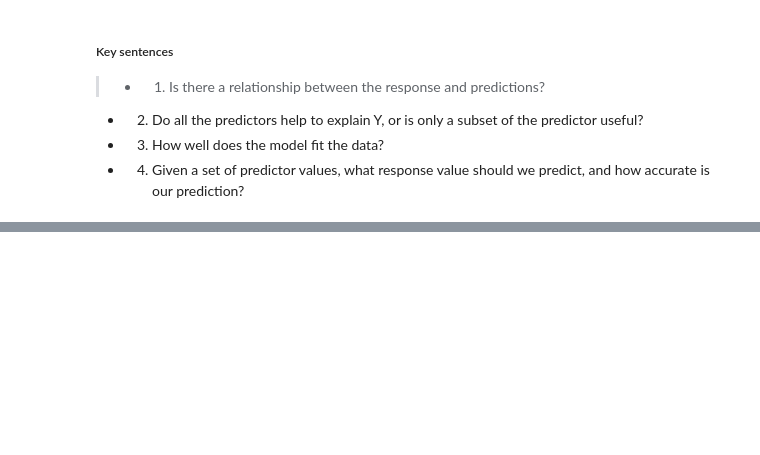
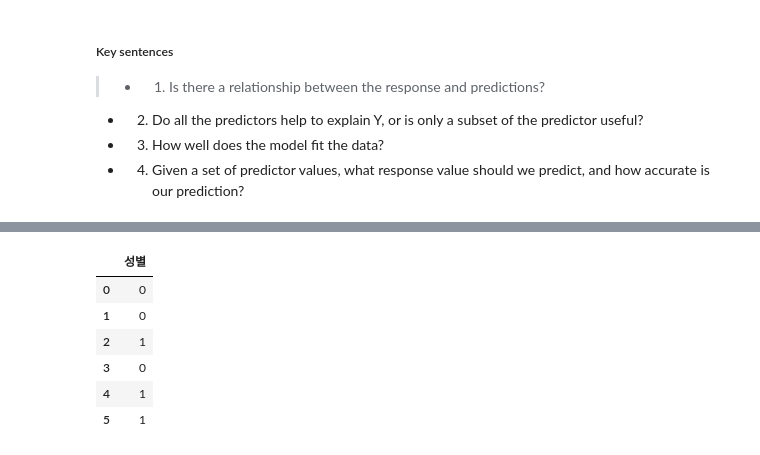
Before and after one commit to SONG-WONHO/ISLR, a Jupyter notebook: Chapter 03 - Linear Regression.ipynb, the cells around one changed output, grey strips where cells are left out. Saved outputs shown, nothing was run; the diff lists cells and outputs as text; code cells hidden in the pictures; blank space fills up the shorter version.

```diff
--- a/Chapter 03 - Linear Regression.ipynb
+++ b/Chapter 03 - Linear Regression.ipynb
@@ -270,0 +295,12 @@ RSE(RMSE) = \sqrt{\frac{1}{n-(p+1)}RSS}
+# %%
+# 더미변수 처리
+df['성별'] = df['성별'].apply(lambda v: 0 if v == "남" else 1)
+df
+# %% [output]
+|  | 성별 |
+| 0 | 0 |
+| 1 | 0 |
+| 2 | 1 |
+| 3 | 0 |
+| 4 | 1 |
+| 5 | 1 |
```
Also changed, not shown: parts of 12 cells of this notebook.
